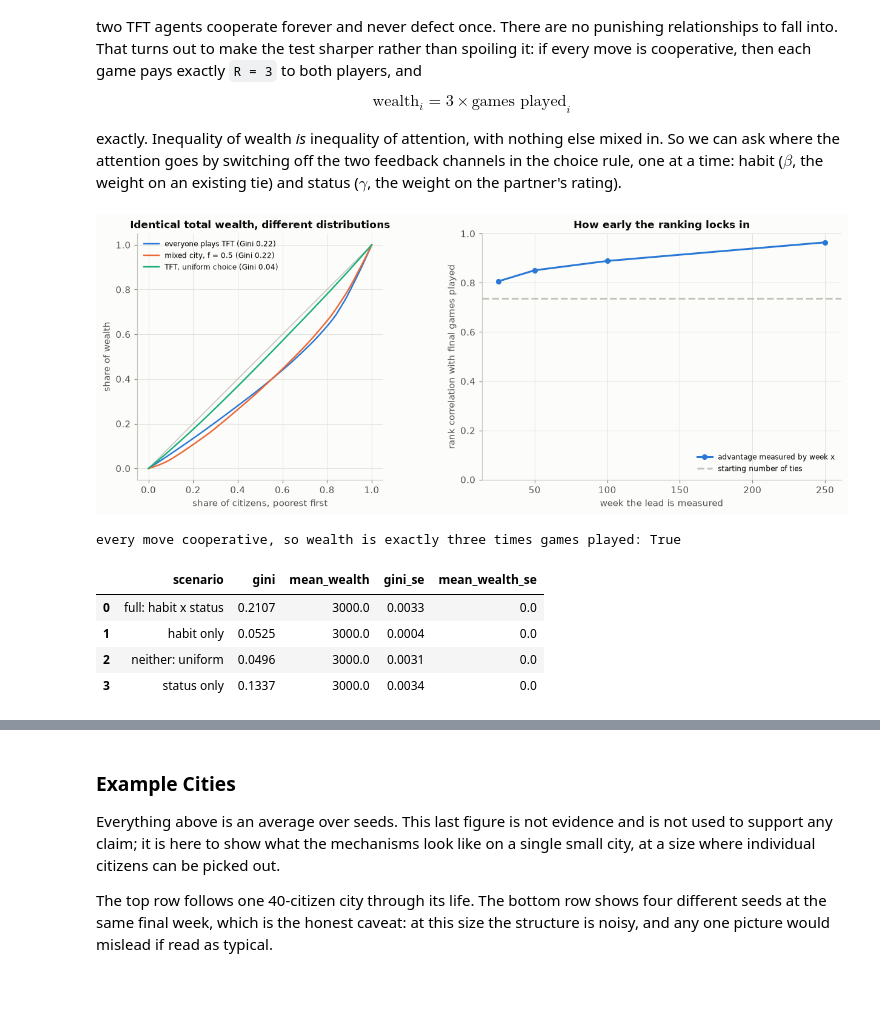
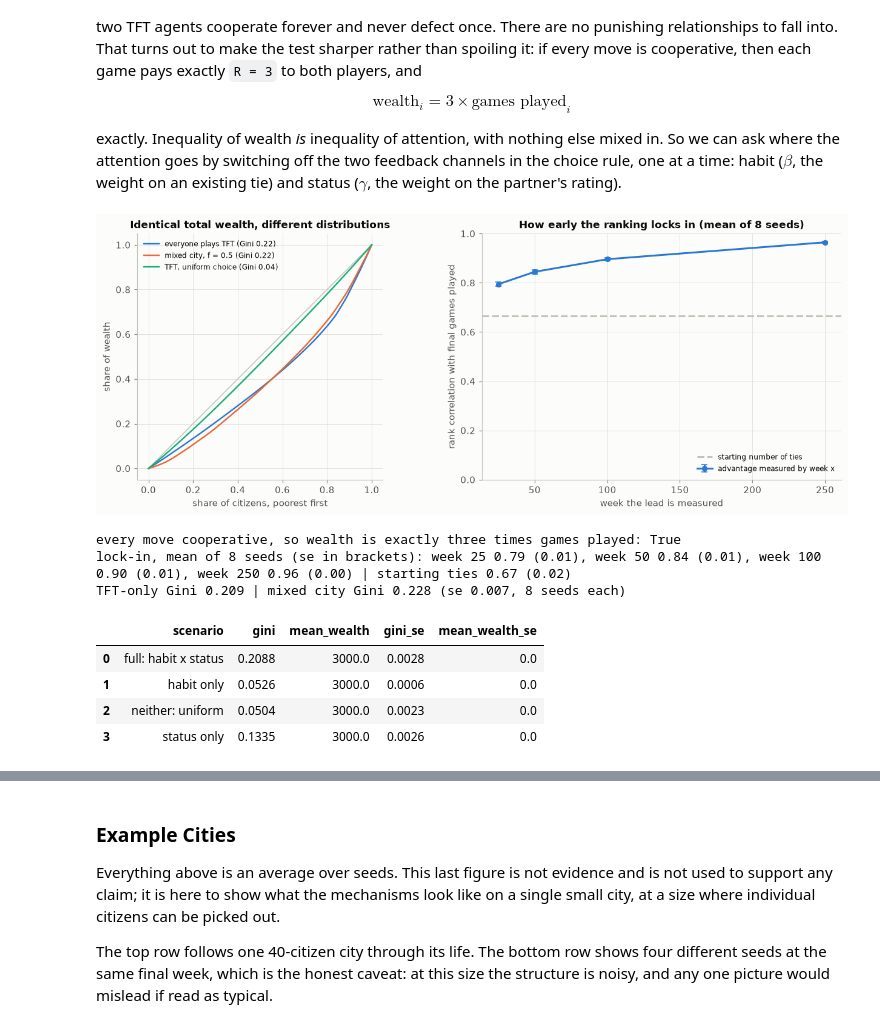
Before and after one commit to Precipicee/cits4403-project, a Jupyter notebook: notebooks/Project.ipynb, the cells around one changed output, grey strips where cells are left out. Cells and saved outputs as stored; diff of their text form; code cells hidden in the pictures; blank space fills up the shorter version.

```diff
--- a/notebooks/Project.ipynb
+++ b/notebooks/Project.ipynb
@@ -796,56 +905,76 @@ CHOICE_VARIANTS = {
     "habit only":           ("M4", {"encounter.popularity_exponent": 0.0}),
     "neither: uniform":     ("M4", {"encounter.weight_exponent": 0.0, "encounter.popularity_exponent": 0.0}),
 }
 ALL_TFT = {"population.giver_composition": {"tft": 1.0}}
-tft_runs = R.sweep(CHOICE_VARIANTS, [1.0], n_seeds=6, **{**SETTINGS, **ALL_TFT})
+N_SEEDS = 8
+tft_runs = R.sweep(CHOICE_VARIANTS, [1.0], n_seeds=N_SEEDS, **{**SETTINGS, **ALL_TFT})
 decomposition = R.cell_means(tft_runs, ["gini", "mean_wealth"], by=("scenario",))
+
+# The mixed city on the same seeds, so the two Ginis compared in the text are the same kind of
+# number: a mean over runs, not one city against an average.
+mixed_reference = R.sweep({"mixed city, f = 0.5": ("M4", {})}, [0.5], n_seeds=N_SEEDS, **SETTINGS)
 
 curves, curve_ginis = {}, {}
 for label, overrides in [("everyone plays TFT", {**ALL_TFT, "population.giver_fraction": 1.0}),
                          ("mixed city, f = 0.5", {"population.giver_fraction": 0.5}),
                          ("TFT, uniform choice", {**ALL_TFT, "population.giver_fraction": 1.0,
                                                   "encounter.weight_exponent": 0.0,
                                                   "encounter.popularity_exponent": 0.0})]:
     sim = Simulation(stage("M4", **{**SETTINGS, **overrides}), root_seed=R.DEFAULT_SEED,
                      repeat=0, instruments=("core",))
     sim.run()
     curves[label], curve_ginis[label] = metrics.lorenz(sim.state.wealth), metrics.gini(sim.state.wealth)
 
 # Does an early lead survive? Rank citizens by games played at several points, against the end.
-watch = Simulation(stage("M4", **{**SETTINGS, **ALL_TFT, "population.giver_fraction": 1.0}),
-                   root_seed=R.DEFAULT_SEED, repeat=1, instruments=("core",))
-marks = {}
-for _ in range(SETTINGS["run.n_rounds"]):
-    watch.run_round()
-    if watch.state.t in (25, 50, 100, 250):
-        marks[watch.state.t] = watch.state.games_played.copy()
-final_games = watch.state.games_played
+# Averaged over the same eight seeds as everything else, rather than read off one city.
+MARKS = [25, 50, 100, 250]
+lock_rows = []
+for repeat in range(N_SEEDS):
+    watch = Simulation(stage("M4", **{**SETTINGS, **ALL_TFT, "population.giver_fraction": 1.0}),
+                       root_seed=R.DEFAULT_SEED, repeat=repeat, instruments=("core",))
+    marks = {}
+    for _ in range(SETTINGS["run.n_rounds"]):
+        watch.run_round()
+        if watch.state.t in MARKS:
+            marks[watch.state.t] = watch.state.games_played.copy()
+    final_games = watch.state.games_played
+    lock_rows.append({**{week: metrics.spearman(marks[week], final_games) for week in MARKS},
+                      "starting ties": metrics.spearman(watch.state.capacity, final_games),
+                      "wealth is exactly 3x games": np.allclose(watch.state.wealth, 3.0 * final_games)})
+lock = pd.DataFrame(lock_rows)
 
 fig, axes = plt.subplots(1, 2, figsize=(11.5, 4.4))
 P.lorenz_curves(axes[0], curves, ginis=curve_ginis)
 axes[0].legend(fontsize=8, loc="upper left")
 axes[0].set_title("Identical total wealth, different distributions")
-weeks = sorted(marks)
-axes[1].plot(weeks, [metrics.spearman(marks[w], final_games) for w in weeks],
-             color=P.SERIES[0], marker="o", label="advantage measured by week x")
-axes[1].axhline(metrics.spearman(watch.state.capacity, final_games), color=P.AXIS,
-                linestyle="--", label="starting number of ties")
+axes[1].errorbar(MARKS, lock[MARKS].mean(), yerr=lock[MARKS].sem(), color=P.SERIES[0],
+                 marker="o", capsize=3, label="advantage measured by week x")
+axes[1].axhline(lock["starting ties"].mean(), color=P.AXIS, linestyle="--",
+                label="starting number of ties")
 axes[1].set(xlabel="week the lead is measured", ylabel="rank correlation with final games played",
-            ylim=(0, 1), title="How early the ranking locks in")
+            ylim=(0, 1), title=f"How early the ranking locks in (mean of {N_SEEDS} seeds)")
 axes[1].legend(fontsize=8, loc="lower right")
 plt.show()
 
 print(f"every move cooperative, so wealth is exactly three times games played: "
-      f"{np.allclose(watch.state.wealth, 3.0 * final_games)}")
+      f"{lock['wealth is exactly 3x games'].all()}")
+print(f"lock-in, mean of {N_SEEDS} seeds (se in brackets): "
+      + ", ".join(f"week {w} {lock[w].mean():.2f} ({lock[w].sem():.2f})" for w in MARKS)
+      + f" | starting ties {lock['starting ties'].mean():.2f} ({lock['starting ties'].sem():.2f})")
+print(f"TFT-only Gini {decomposition.set_index('scenario').loc['full: habit x status', 'gini']:.3f} "
+      f"| mixed city Gini {mixed_reference['gini'].mean():.3f} "
+      f"(se {mixed_reference['gini'].sem():.3f}, {N_SEEDS} seeds each)")
 decomposition.round(4)
 # %% [output]
-[figure, old version]
+[figure, new version]
 every move cooperative, so wealth is exactly three times games played: True
+lock-in, mean of 8 seeds (se in brackets): week 25 0.79 (0.01), week 50 0.84 (0.01), week 100 0.90 (0.01), week 250 0.96 (0.00) | starting ties 0.67 (0.02)
+TFT-only Gini 0.209 | mixed city Gini 0.228 (se 0.007, 8 seeds each)
 |  | scenario | gini | mean_wealth | gini_se | mean_wealth_se |
-| 0 | full: habit x status | 0.2107 | 3000.0 | 0.0033 | 0.0 |
-| 1 | habit only | 0.0525 | 3000.0 | 0.0004 | 0.0 |
-| 2 | neither: uniform | 0.0496 | 3000.0 | 0.0031 | 0.0 |
-| 3 | status only | 0.1337 | 3000.0 | 0.0034 | 0.0 |
+| 0 | full: habit x status | 0.2088 | 3000.0 | 0.0028 | 0.0 |
+| 1 | habit only | 0.0526 | 3000.0 | 0.0006 | 0.0 |
+| 2 | neither: uniform | 0.0504 | 3000.0 | 0.0023 | 0.0 |
+| 3 | status only | 0.1335 | 3000.0 | 0.0026 | 0.0 |
 # %% [markdown]
 **What this shows:**
 
```
Also changed, not shown: parts of 11 cells of this notebook, 1 other file.
